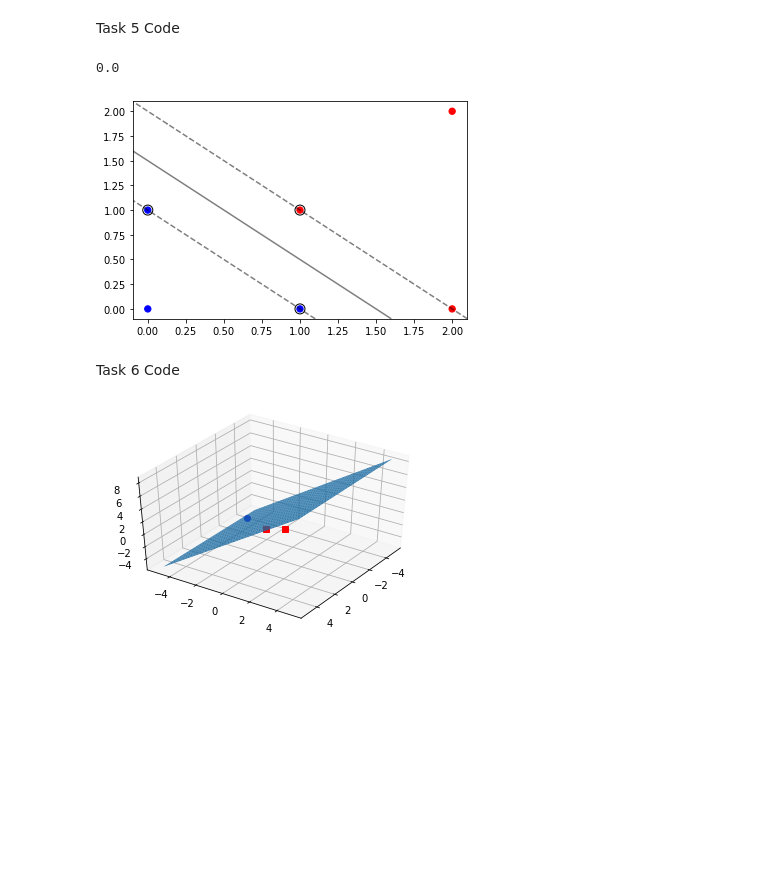
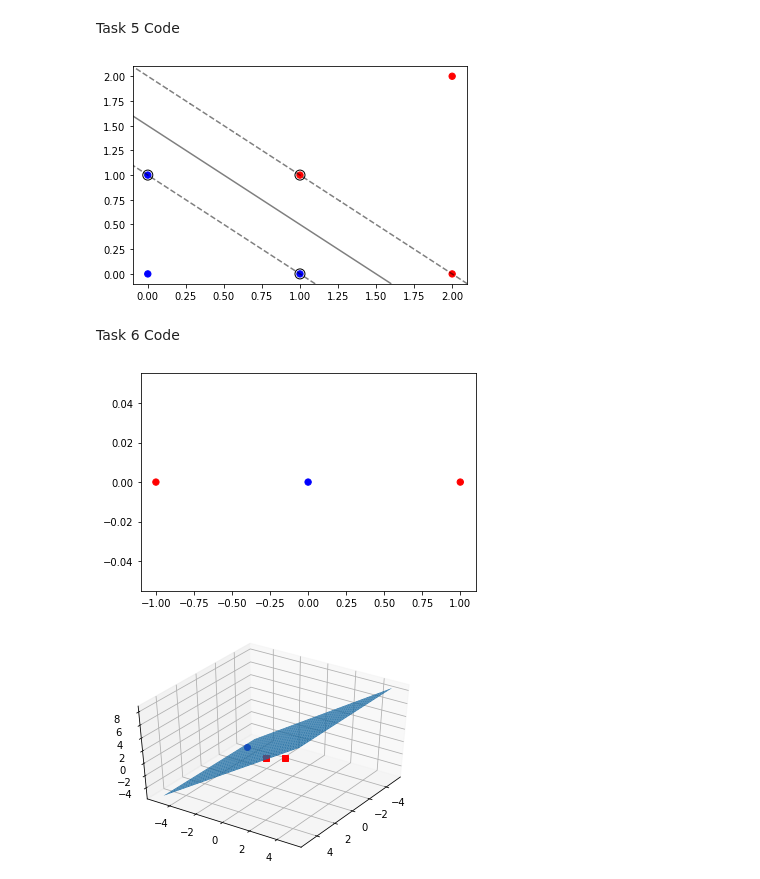
Before and after one commit to keidakira/machine-learning-ucf, a Jupyter notebook: ML_Homework_3.ipynb, the cells around one changed output. Saved outputs shown, nothing was run; the diff lists cells and outputs as text; code cells hidden in the pictures; blank space fills up the shorter version.

```diff
--- a/ML_Homework_3.ipynb
+++ b/ML_Homework_3.ipynb
@@ -233,13 +207,6 @@ plt.show()
 # %% [markdown]
 Task 5 Code
 # %%
-import numpy as np
-import matplotlib.pyplot as plt
-from sklearn import svm
-from sklearn.datasets import make_blobs
-
-
-# we create 40 separable points
 X = np.array([
     [1, 1],
     [2, 2],
@@ -251,13 +218,11 @@ X = np.array([
 
 y = np.array([1, 1, 1, 0, 0, 0])
 
-# fit the model, don't regularize for illustration purposes
 clf = svm.SVC(kernel='linear', C=1000)
 clf.fit(X, y)
 
 plt.scatter(X[:, 0], X[:, 1], c=['red', 'red', 'red', 'blue', 'blue', 'blue'], s=40, cmap=plt.cm.Paired)
 
-# plot the decision function
 ax = plt.gca()
 
 xlim = ax.get_xlim()
@@ -273,17 +238,26 @@ Z = clf.decision_function(xy).reshape(XX.shape)
 # get the separating hyperplane
 w = clf.coef_[0]
 a = -w[0] / w[1]
-print(clf.coef0)
-# plot decision boundary and margins
+
 ax.contour(XX, YY, Z, colors='k', levels=[-1, 0, 1], alpha=0.5,
            linestyles=['--', '-', '--'])
-# plot support vectors
+
 ax.scatter(clf.support_vectors_[:, 0], clf.support_vectors_[:, 1], s=100,
            linewidth=1, facecolors='none', edgecolors='k')
 plt.show()
 # %% [output]
-0.0
 [figure]
 # %% [markdown]
 Task 6 Code
+# %%
+val = 0. # this is the value where you want the data to appear on the y-axis.
+
+X = np.array([-1, 0, 1])
+Y = np.array([1, 0, 1])
+
+plt.scatter(X, [0, 0, 0], c=['red', 'blue', 'red'], s=40, cmap=plt.cm.Paired)
+
+plt.show()
+# %% [output]
+[figure, added]
 # %%
```
Also changed, not shown: parts of 4 cells of this notebook.
